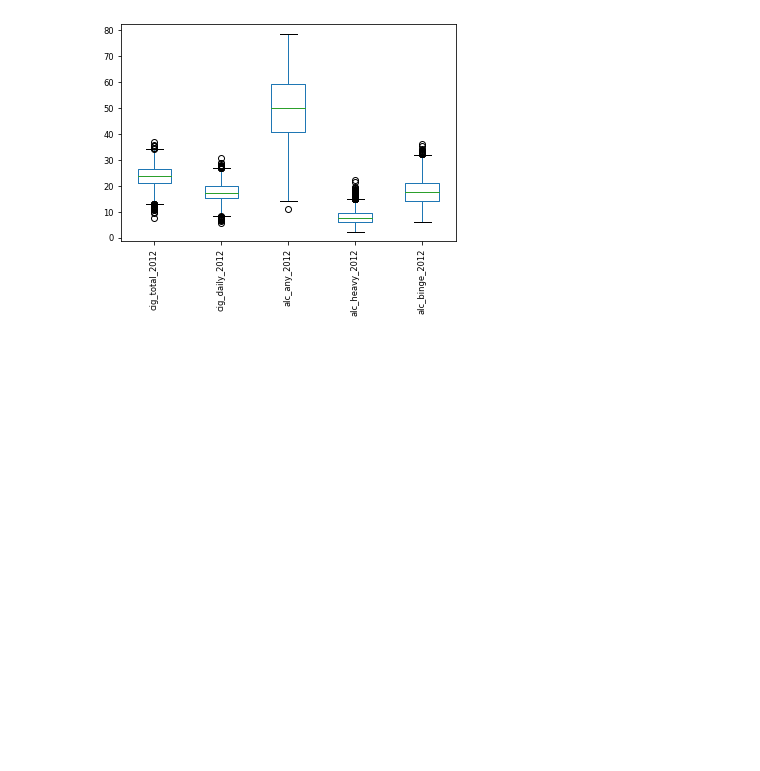
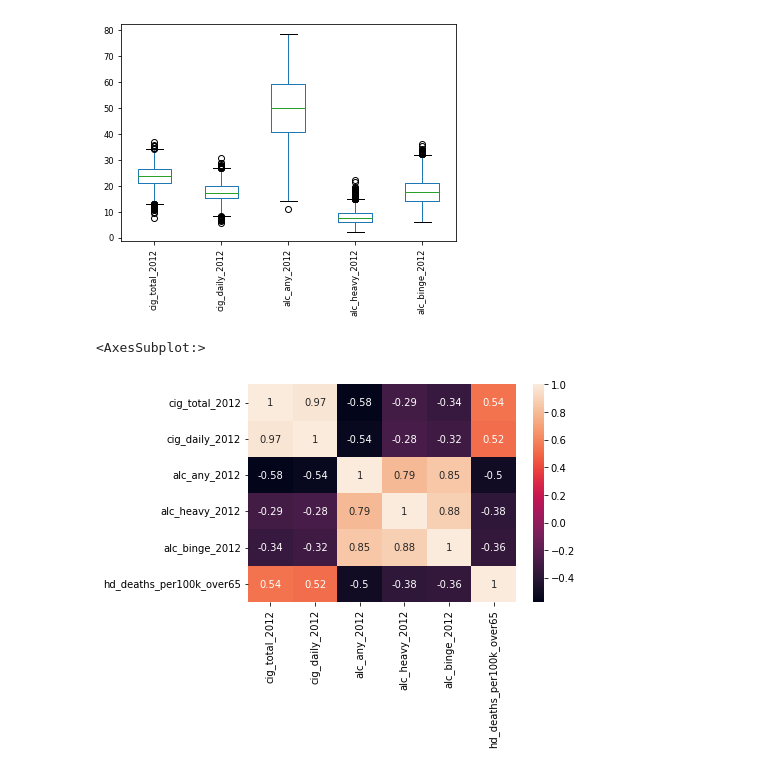
Before and after one commit to rileyhgrant/cs6140_FinalGroupProject, a Jupyter notebook: ml_groupproj.ipynb, the cells around one changed output. Drawn from its saved outputs; the diff is of its cells as text; code cells hidden in the pictures; blank space fills up the shorter version.

Commit message:
More plots

```diff
--- a/ml_groupproj.ipynb
+++ b/ml_groupproj.ipynb
@@ -63,3 +63,10 @@ full_data_features.boxplot(grid=False,fontsize='small',rot=90)
 # %% [output]
 <AxesSubplot:>
 [figure]
+# %%
+#Heatmap for feature correlation
+full_data = full_data.drop(['county_state'],axis=1)
+sbn.heatmap(full_data.corr(),annot=True)
+# %% [output]
+<AxesSubplot:>
+[figure, added]
```
Also changed, not shown: parts of 1 cell of this notebook.
